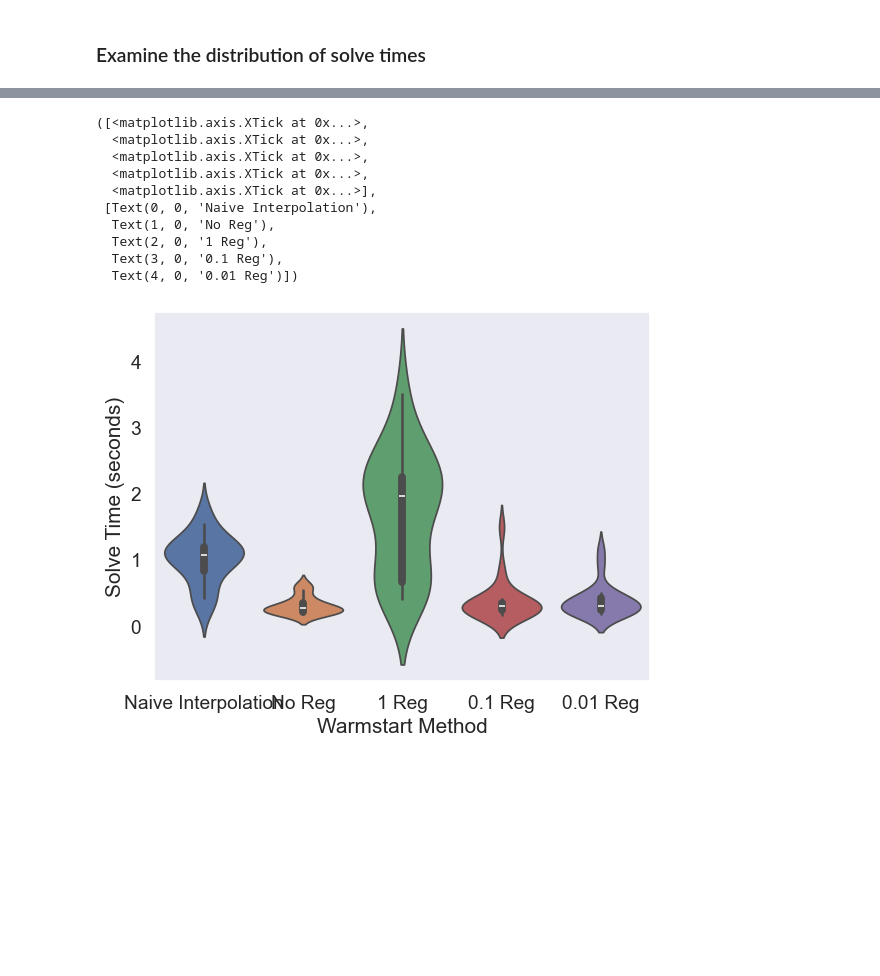
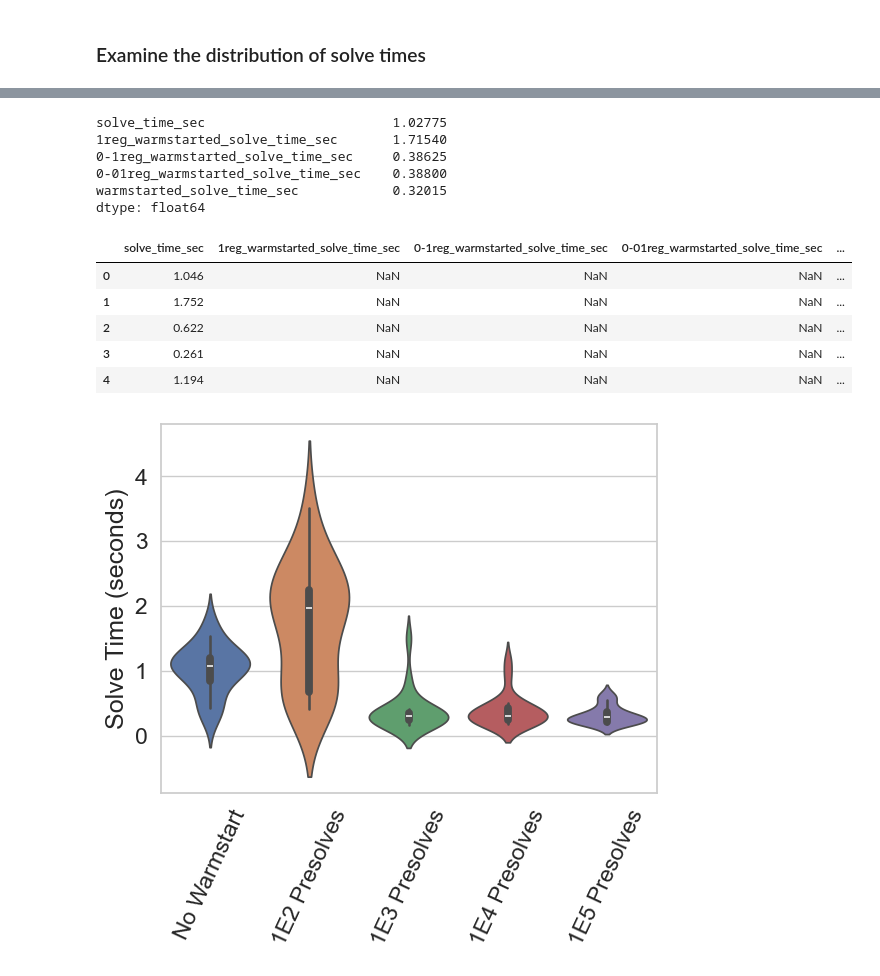
Before and after one commit to Astronauty/AiPEX-Projects, a Jupyter notebook: warmstarting_NLPs/NLP_solution_analysis.ipynb, the cells around one changed output, grey strips where cells are left out. Drawn from its saved outputs; the diff is of its cells as text; code cells hidden in the pictures; blank space fills up the shorter version.

```diff
--- a/warmstarting_NLPs/NLP_solution_analysis.ipynb
+++ b/warmstarting_NLPs/NLP_solution_analysis.ipynb
@@ -43,7 +43,7 @@ params = np.vstack(params)
 
 
 
-sns.set_theme(font_scale=1.25, style="dark")
+sns.set_theme(font_scale=1.5, style="whitegrid")
 # df['term_status'] = np.where(np.random.rand(len(df)) < 0.5, 'LOCALLY_SOLVED', df['term_status'])
 df["term_status_binary"] = df['term_status'].map({'LOCALLY_SOLVED': 1, 'LOCALLY_INFEASIBLE': 0})
 plt.tricontourf(params[:, 0], params[:, 1], df["term_status_binary"], levels=np.array([0, 0.5, 1.1]), cmap='RdBu')
@@ -88,51 +88,68 @@ sp.stats.normaltest(df["solve_time_sec"])
 NormaltestResult(statistic=1785.3747493453984, pvalue=0.0)
 # %%
+### 0 reg
 path = pathlib.Path(r'data\NLP_refinement\cartpole_100_no_reg.csv')
 df = pd.read_csv(path)
-
-combined_df = df[['solve_time_sec', 'warmstarted_solve_time_sec']]
-
+combined_df = df[['solve_time_sec']]
 
 ### 1 reg
 path = pathlib.Path(r'data\NLP_refinement\cartpole_100_1reg.csv')
 df = pd.read_csv(path)
 df = df.rename(columns={'warmstarted_solve_time_sec': '1reg_warmstarted_solve_time_sec'})
 # df.head(2)
-combined_df = pd.concat([combined_df, df['1reg_warmstarted_solve_time_sec']])
+# combined_df = pd.concat([combined_df, df['1reg_warmstarted_solve_time_sec']])
+combined_df = pd.concat([combined_df, df[['1reg_warmstarted_solve_time_sec']]])
 
 
 ### 0.1 reg
 path = pathlib.Path(r'data\NLP_refinement\cartpole_100_0-1reg.csv')
 df = pd.read_csv(path)
 df = df.rename(columns={'warmstarted_solve_time_sec': '0-1reg_warmstarted_solve_time_sec'})
-df.head(2)
+
 combined_df = pd.concat([combined_df, df['0-1reg_warmstarted_solve_time_sec']])
 
 ### 0.01 reg
 path = pathlib.Path(r'data\NLP_refinement\cartpole_100_0-01reg.csv')
 df = pd.read_csv(path)
 df = df.rename(columns={'warmstarted_solve_time_sec': '0-01reg_warmstarted_solve_time_sec'})
 # df.head(2)
 combined_df = pd.concat([combined_df, df['0-01reg_warmstarted_solve_time_sec']])
 
 
+### 0 reg
+path = pathlib.Path(r'data\NLP_refinement\cartpole_100_no_reg.csv')
+df = pd.read_csv(path)
+# combined_df = df[['solve_time_sec', 'warmstarted_solve_time_sec']]
+combined_df =  pd.concat([combined_df, df[['warmstarted_solve_time_sec']]])
 
-sns.violinplot(data=combined_df)
 
-plt.xlabel('Warmstart Method')
+column_averages = combined_df.mean()
+print(column_averages)
+
+
+sns.violinplot(data=combined_df, bw_method="silverman")
+
+# plt.xlabel('Number of Presolve Samples')
 plt.ylabel('Solve Time (seconds)')
 
-plt.xticks([0, 1, 2, 3, 4], ['Naive Interpolation', 'No Reg', '1 Reg', '0.1 Reg', '0.01 Reg'])
+# plt.xticks([0, 1, 2, 3, 4], ['Naive Interpolation', r'$\lambda = 0$', r'$\lambda = 1$', r'$\lambda = 0.1$', r'$\lambda = 0.01$'])
+# plt.xticks([0, 1, 2, 3, 4], [r'$\lambda = 0$', r'$\lambda = 1E0$', r'$\lambda = 1E-1$', r'$\lambda = 1E-2$', r'$\lambda = 1E-3$'])
+plt.xticks([0, 1, 2, 3, 4], ['No Warmstart', '1E2 Presolves', '1E3 Presolves', '1E4 Presolves', '1E5 Presolves'])
+
+plt.xticks(rotation=65)
 # sns.violinplot(x=df['warmstarted_solve_time_sec'])
+combined_df.head(5)
 # %% [output]
-([<matplotlib.axis.XTick at 0x...>,
-  <matplotlib.axis.XTick at 0x...>,
-  <matplotlib.axis.XTick at 0x...>,
-  <matplotlib.axis.XTick at 0x...>,
-  <matplotlib.axis.XTick at 0x...>],
- [Text(0, 0, 'Naive Interpolation'),
-  Text(1, 0, 'No Reg'),
-  Text(2, 0, '1 Reg'),
-  Text(3, 0, '0.1 Reg'),
-  Text(4, 0, '0.01 Reg')])
+solve_time_sec                        1.02775
+1reg_warmstarted_solve_time_sec       1.71540
+0-1reg_warmstarted_solve_time_sec     0.38625
+0-01reg_warmstarted_solve_time_sec    0.38800
+warmstarted_solve_time_sec            0.32015
+dtype: float64
+|  | solve_time_sec | 1reg_warmstarted_solve_time_sec | 0-1reg_warmstarted_solve_time_sec | 0-01reg_warmstarted_solve_time_sec | ... |
+| 0 | 1.046 | NaN | NaN | NaN | ... |
+| 1 | 1.752 | NaN | NaN | NaN | ... |
+| 2 | 0.622 | NaN | NaN | NaN | ... |
+| 3 | 0.261 | NaN | NaN | NaN | ... |
+| 4 | 1.194 | NaN | NaN | NaN | ... |
-[figure, old version]
+[figure, new version]
```
Also changed, not shown: parts of 3 cells of this notebook, 42 other files.
